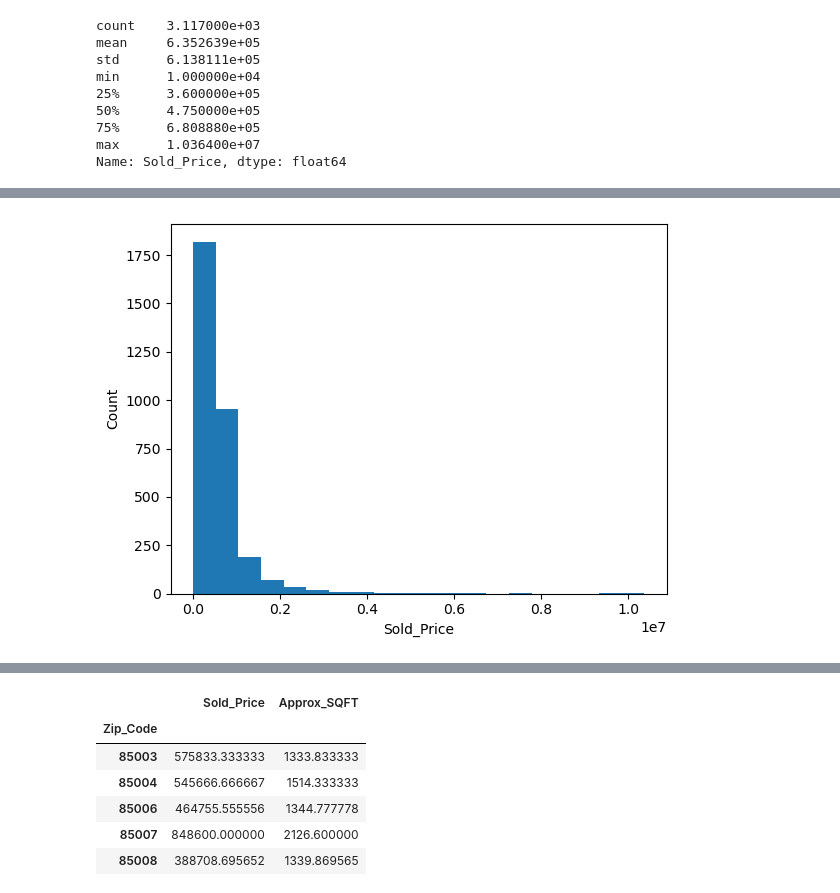
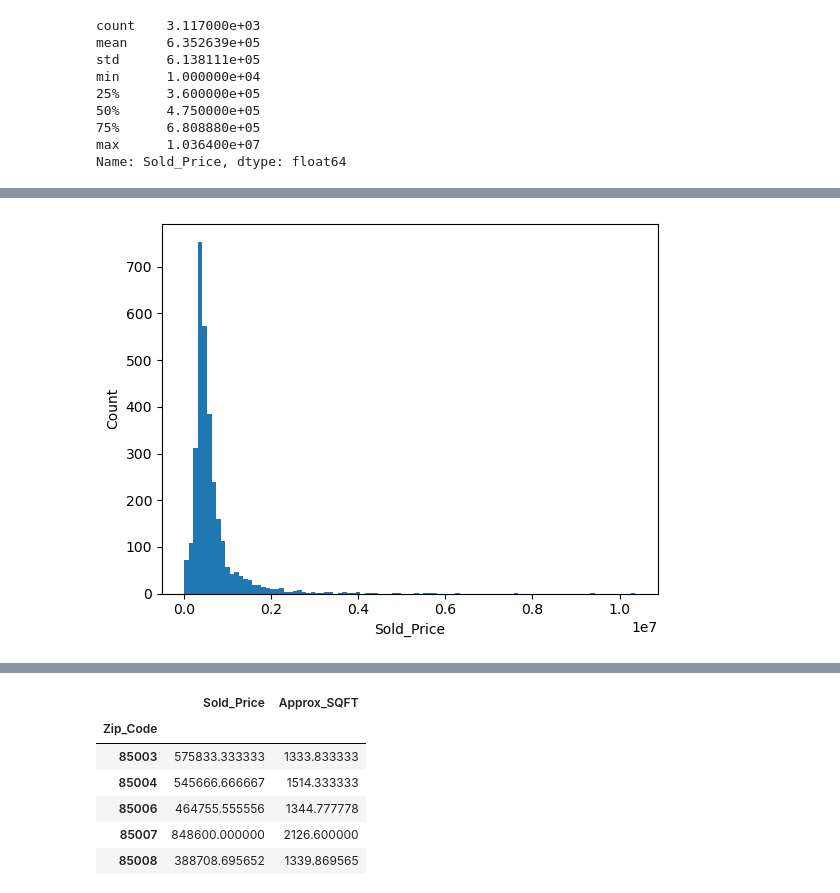
Before and after one commit to Feriga/Capstone2, a Jupyter notebook: Notebooks/03_Maricopa_EDA.ipynb, the cells around one changed output, grey strips where cells are left out. Saved outputs shown, nothing was run; the diff lists cells and outputs as text; code cells hidden in the pictures.

```diff
--- a/Notebooks/03_Maricopa_EDA.ipynb
+++ b/Notebooks/03_Maricopa_EDA.ipynb
@@ -178,8 +150,10 @@ plt.show()
 # %%
+# Sold prices display a right skewed histogram, also called a positively skewed histogram, which challenges the assumption
+# of normality. Logarithmic transformation  should be used to minimize the impact of extreme values
 
-_ = plt.hist(df['Sold_Price'], bins=20)
+_ = plt.hist(df['Sold_Price'], bins=100)
 _ = plt.xlabel('Sold_Price')
 _=plt.ylabel('Count')
 plt.show()
 # %% [output]
-[figure, old version]
+[figure, new version]
```
Also changed, not shown: parts of 51 cells of this notebook.
